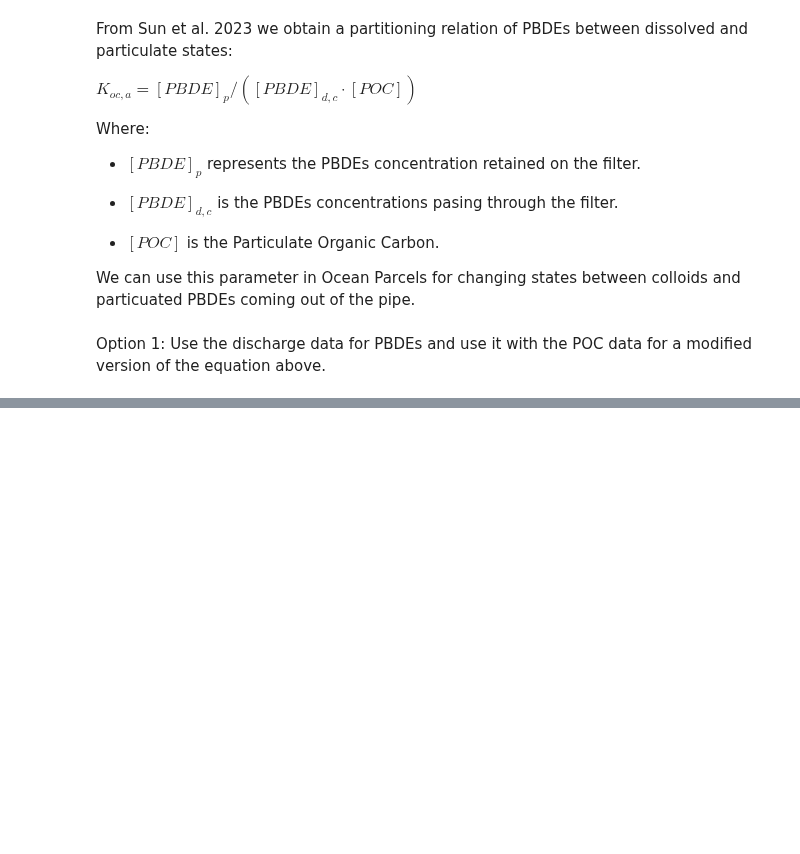
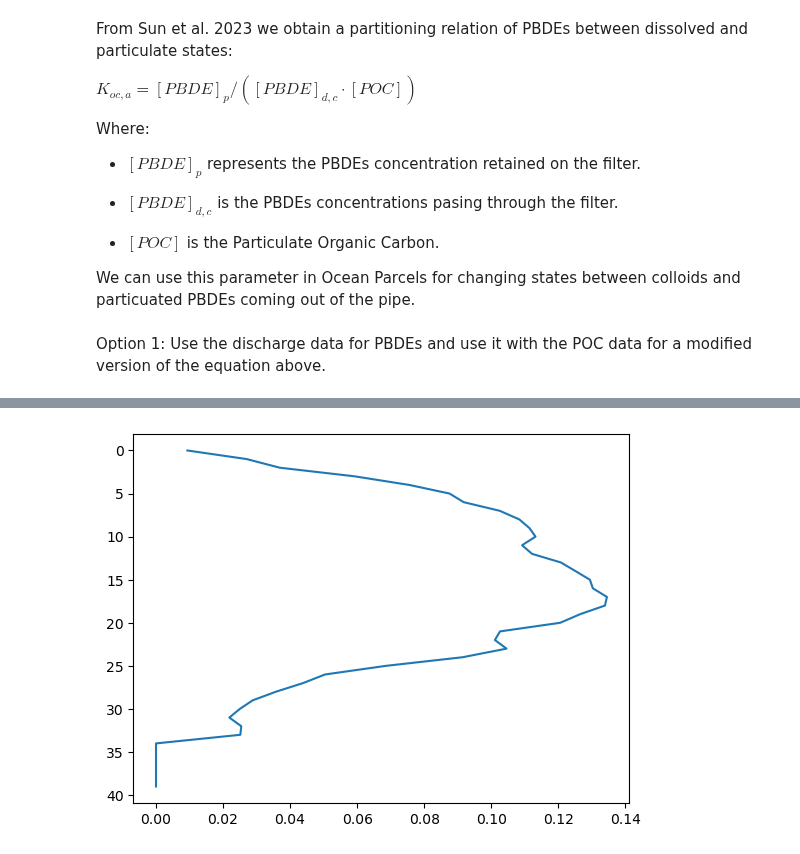
Before and after one commit to SalishSeaCast/analysis-vicente, a Jupyter notebook: Ocean_Parcels/drafts/POC_parameters.ipynb, the cells around one changed output, grey strips where cells are left out. Drawn from its saved outputs; the diff is of its cells as text; code cells hidden in the pictures; blank space fills up the shorter version.

```diff
--- a/Ocean_Parcels/drafts/POC_parameters.ipynb
+++ b/Ocean_Parcels/drafts/POC_parameters.ipynb
@@ -42,0 +64,5 @@ a, b = finder(clat[0], clon[0])
+# %%
+plt.plot(bio['particulate_organic_nitrogen'][0,:,a,b]*(16/106), np.arange(0,len(bio['particulate_organic_nitrogen'][0,:,0,0])))
+plt.gca().invert_yaxis()
+# %% [output]
+[figure, added]
```
Also changed, not shown: parts of 11 cells of this notebook, 2 other files.
